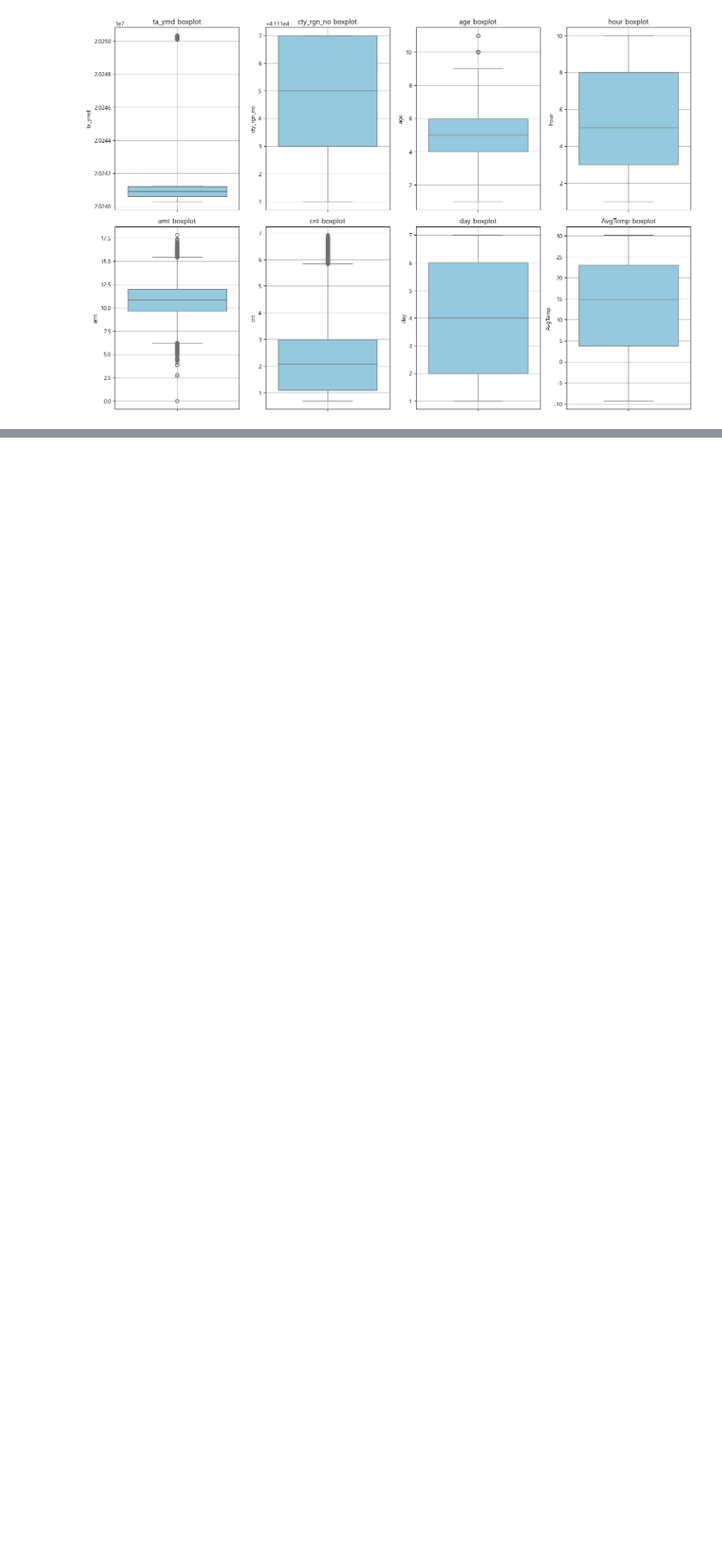
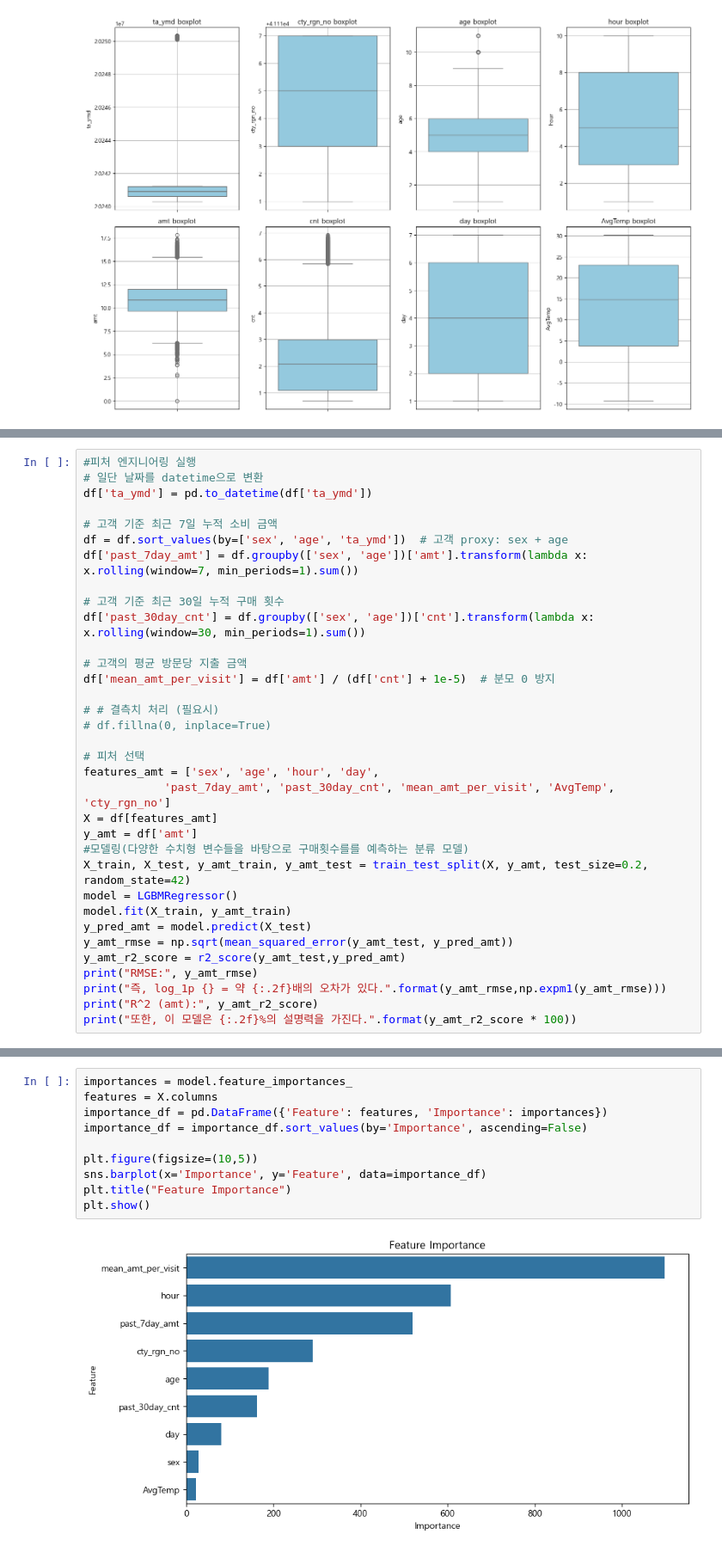
Before and after one commit to ESTCAMP-Team5/first_project, a Jupyter notebook: credit_card_usage_modeling/workspace/EDA/minseok/data/card2.ipynb, the cells around one changed output, grey strips where cells are left out. Shown at 86% size. Saved outputs shown, nothing was run; the diff lists cells and outputs as text; blank space fills up the shorter version.

```diff
--- a/credit_card_usage_modeling/workspace/EDA/minseok/data/card2.ipynb
+++ b/credit_card_usage_modeling/workspace/EDA/minseok/data/card2.ipynb
@@ -317,0 +297,34 @@ AvgTemp vs sex > F-19.69, p-value=0.0000091
+# %%
+#피처 엔지니어링 실행
+# 일단 날짜를 datetime으로 변환
+df['ta_ymd'] = pd.to_datetime(df['ta_ymd'])
+
+# 고객 기준 최근 7일 누적 소비 금액
+df = df.sort_values(by=['sex', 'age', 'ta_ymd'])  # 고객 proxy: sex + age
+df['past_7day_amt'] = df.groupby(['sex', 'age'])['amt'].transform(lambda x: x.rolling(window=7, min_periods=1).sum())
+
+# 고객 기준 최근 30일 누적 구매 횟수
+df['past_30day_cnt'] = df.groupby(['sex', 'age'])['cnt'].transform(lambda x: x.rolling(window=30, min_periods=1).sum())
+
+# 고객의 평균 방문당 지출 금액
+df['mean_amt_per_visit'] = df['amt'] / (df['cnt'] + 1e-5)  # 분모 0 방지
+
+# # 결측치 처리 (필요시)
+# df.fillna(0, inplace=True)
+
+# 피처 선택
+features_amt = ['sex', 'age', 'hour', 'day',
+            'past_7day_amt', 'past_30day_cnt', 'mean_amt_per_visit', 'AvgTemp', 'cty_rgn_no']
+X = df[features_amt]
+y_amt = df['amt']
+#모델링(다양한 수치형 변수들을 바탕으로 구매횟수를를 예측하는 분류 모델)
+X_train, X_test, y_amt_train, y_amt_test = train_test_split(X, y_amt, test_size=0.2, random_state=42)
+model = LGBMRegressor()
+model.fit(X_train, y_amt_train)
+y_pred_amt = model.predict(X_test)
+y_amt_rmse = np.sqrt(mean_squared_error(y_amt_test, y_pred_amt))
+y_amt_r2_score = r2_score(y_amt_test,y_pred_amt)
+print("RMSE:", y_amt_rmse)
+print("즉, log_1p {} = 약 {:.2f}배의 오차가 있다.".format(y_amt_rmse,np.expm1(y_amt_rmse)))
+print("R^2 (amt):", y_amt_r2_score)
+print("또한, 이 모델은 {:.2f}%의 설명력을 가진다.".format(y_amt_r2_score * 100))
@@ -317,0 +342,12 @@ AvgTemp vs sex > F-19.69, p-value=0.0000091
+# %%
+importances = model.feature_importances_
+features = X.columns
+importance_df = pd.DataFrame({'Feature': features, 'Importance': importances})
+importance_df = importance_df.sort_values(by='Importance', ascending=False)
+
+plt.figure(figsize=(10,5))
+sns.barplot(x='Importance', y='Feature', data=importance_df)
+plt.title("Feature Importance")
+plt.show()
+# %% [output]
+[figure, added]
```
Also changed, not shown: parts of 23 cells of this notebook.
